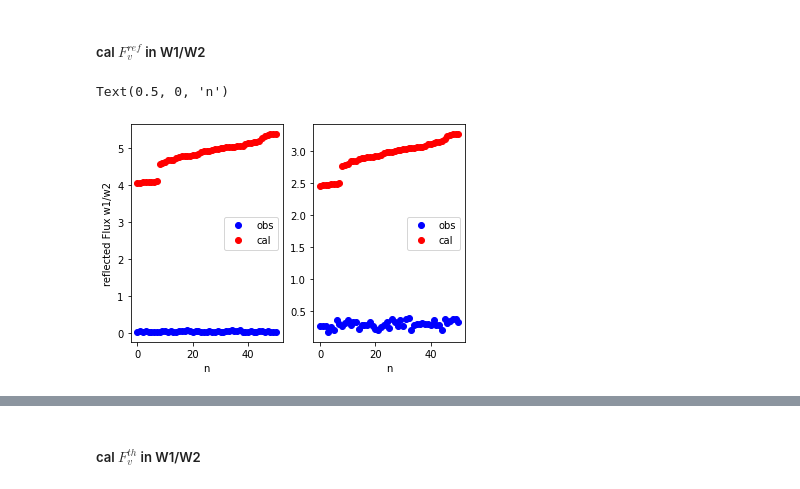
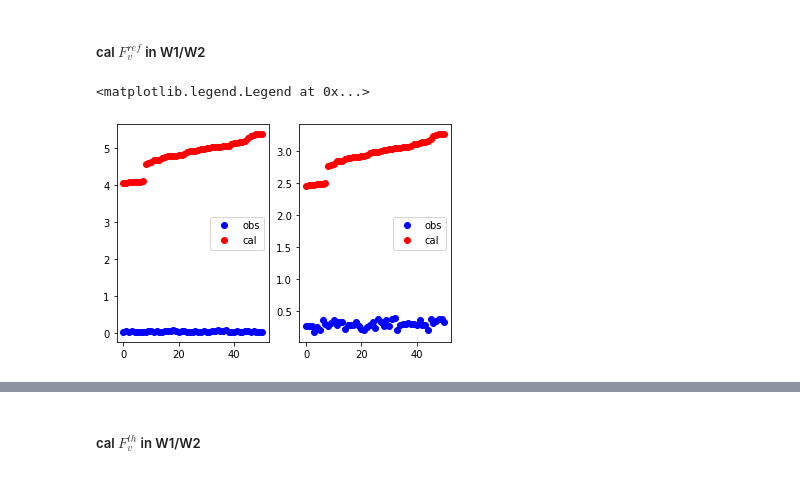
Before and after one commit to AstroHHQ/learngit, a Jupyter notebook: openti/MCMC_ref_2008ev5.ipynb, the cells around one changed output, grey strips where cells are left out. Drawn from its saved outputs; the diff is of its cells as text; code cells hidden in the pictures.

```diff
--- a/openti/MCMC_ref_2008ev5.ipynb
+++ b/openti/MCMC_ref_2008ev5.ipynb
@@ -141,13 +141,13 @@ def calcPlanckLambda(lambd, T):
     return np.where(
         (lambd <= 0.0) | (T <= 0.0),
         0.0,
-        (2*h*cl**2)/lambd**5 * 1/(np.exp((h*cl)/(lambd*kB*T)) - 1)
-        )
+        (2*h*cl**2)/lambd**5 * 1/(np.exp((h*cl)/(lambd*kB*T)) - 1)  )
 def calFsun(lamda,d):
     return (Rsun/(d*au))**2*pi*calcPlanckLambda(lamda,Tsun)
 def calFref(D,delta,d,alpha,lamda,epsiLamda):
     cons = (0.5*D/(delta*au))**2*(1-epsiLamda)/qG
     Fref = cons*calpromixHalpha(alpha,G,Hv)*calFsun(lamda,d)
+    #print(f'hg={calpromixHalpha(alpha,G,Hv)}')
     return Fref*(lamda)**2/cl*1e29
 print(f'G = {G}, Hv = {Hv}')
 # %% [output]
@@ -212,3 +237,20 @@ namelist = ['2003MA3','2010CO1','2010DG77','2010EX11','2010FC81','2010FH81','201
 # %% [markdown]
 #### read data & cal
 $x\equiv \Delta,d,\alpha$
+# %%
+y1,y2,y3,y4 = [],[],[],[]
+raw = np.loadtxt('fobs.txt')
+for i in range(len(raw)):
+    if i %4==0:
+        y1.append(raw[i][1])
+    elif i %4==1:
+        y2.append(raw[i][1])
+    elif i %4==2:
+        y3.append(raw[i][1])
+    elif i %4==3:
+        y4.append(raw[i][1])
+w1 = np.array(y1)
+w2 = np.array(y2)
+w3 = np.array(y3)
+w4 = np.array(y4)
+print(w1)
@@ -216,7 +265,6 @@ $x\equiv \Delta,d,\alpha$
 name = '2ev5'
 obsdat12 = np.append(w1,w2)
 obsdat34 = np.append(w3,w4)
-name = '2ev5'
 obsec = np.loadtxt(f'ObsECs_{name}.txt')
 #ast-sun
 d_N = np.sqrt(obsec[:,0]**2+obsec[:,1]**2+obsec[:,2]**2)
@@ -231,6 +279,6 @@ dd_N = np.sqrt(obsec[:,3]**2+obsec[:,4]**2+obsec[:,5]**2)
 alpha_N = (delta_N*delta_N+d_N*d_N-dd_N*dd_N)/(2*delta_N*d_N)
 alpha_N = np.arccos(alpha_N)
 #print("alpha",alpha_N/pi*180,'\n')
-x = (delta_N,d_N,alpha_N)
-obsdat12
+x = (delta_N*2,d_N*2,alpha_N*2)
+half = int(len(delta_N)/2)
 # %% [output]
@@ -269,22 +303,16 @@ $F_v^{ast}(\lambda) = F_v^{th}(\lambda) + F_v^{ref}$
 # %% [markdown]
 ##### cal   $F_v^{ref}$ in W1/W2
 # %%
-y0 = obsdat12
-nn = len(delta_N)
-half = int(nn/2)
 fluxRef1 = calFref(346,delta_N[0:half],d_N[0:half],alpha_N[0:half],3.4e-6,epsi)
-fluxRef2 = calFref(346,delta_N[half:nn],d_N[half:nn],alpha_N[half:nn],4.6e-6,epsi)
+fluxRef2 = calFref(346,delta_N[0:half],d_N[0:half],alpha_N[0:half],4.6e-6,epsi)
 plt.subplot(1,2,1)
-plt.plot(y0[0:half],'bo',label = 'obs')
+plt.plot(w1,'bo',label = 'obs')
 plt.plot(fluxRef1,'ro',label = 'cal')
 plt.legend()
-plt.xlabel("n")
-plt.ylabel("reflected Flux w1/w2");
 plt.subplot(1,2,2)
-plt.plot(y0[half:nn],'bo',label = 'obs')
+plt.plot(w2,'bo',label = 'obs')
 plt.plot(fluxRef2,'ro',label = 'cal')
 plt.legend()
-plt.xlabel("n")
 # %% [output]
-Text(0.5, 0, 'n')
+<matplotlib.legend.Legend at 0x...>
-[figure, old version]
+[figure, new version]
```
Also changed, not shown: parts of 13 cells of this notebook, 7 other files.
